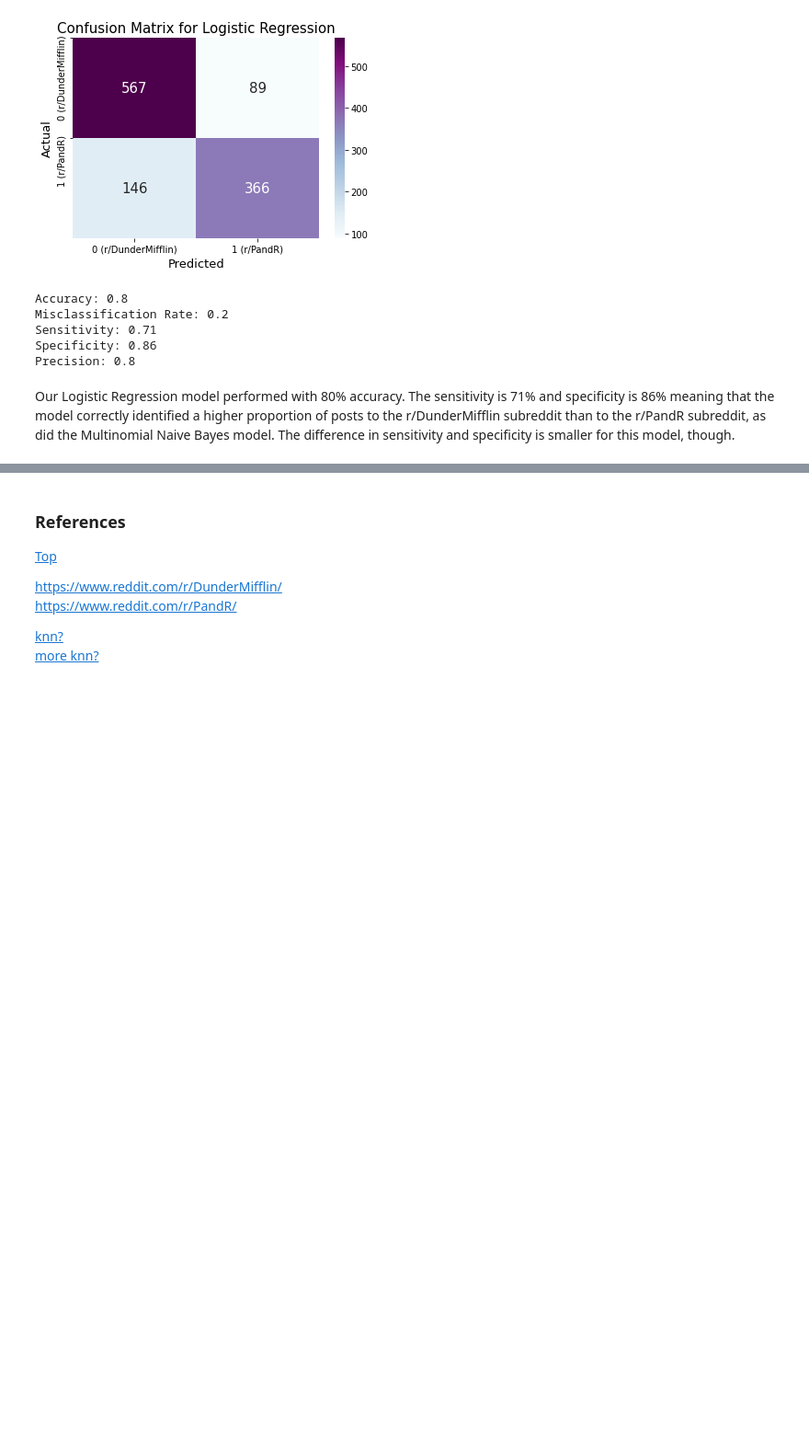
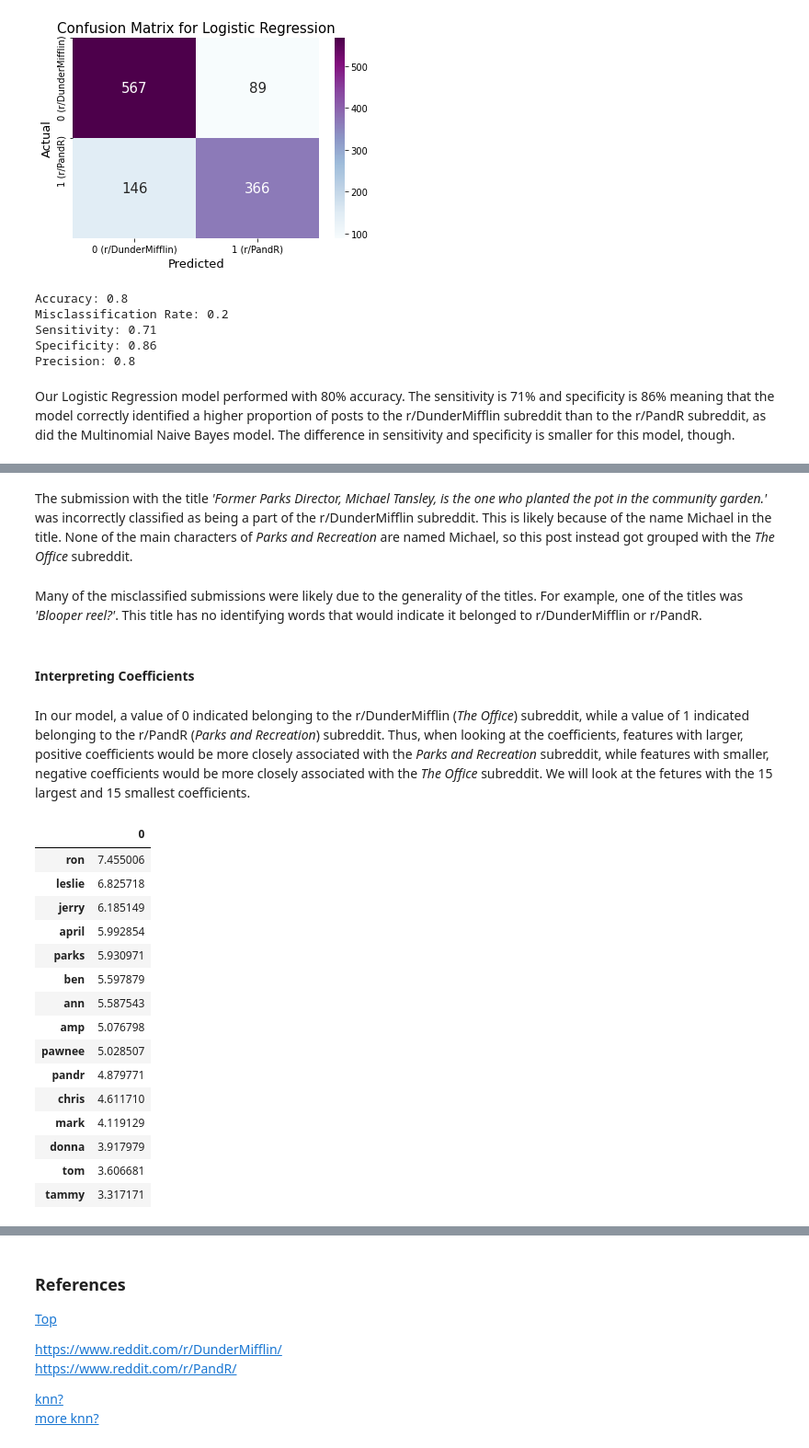
Before and after one commit to dmedellin2/reddit_classification, a Jupyter notebook: code/reddit-classification-models.ipynb, the cells around one changed output, grey strips where cells are left out. Shown: that part at 92% size. Cells and saved outputs as stored; diff of their text form; code cells hidden in the pictures; blank space fills up the shorter version.

```diff
--- a/code/reddit-classification-models.ipynb
+++ b/code/reddit-classification-models.ipynb
@@ -1170,0 +1168,35 @@ Our Logistic Regression model performed with 80% accuracy. The sensitivity is 71
+# %% [markdown]
+The submission with the title _'Former Parks Director, Michael Tansley, is the one who planted the pot in the community garden.'_ was incorrectly classified as being a part of the r/DunderMifflin subreddit. This is likely because of the name Michael in the title. None of the main characters of _Parks and Recreation_ are named Michael, so this post instead got grouped with the _The Office_ subreddit.
+# %% [markdown]
+Many of the misclassified submissions were likely due to the generality of the titles. For example, one of the titles was _'Blooper reel?'_. This title has no identifying words that would indicate it belonged to r/DunderMifflin or r/PandR.
+# %% [markdown]
+#### Interpreting Coefficients
+# %%
+coefs = logreg.best_estimator_.steps[2][1].coef_ # getting coefficients
+cols = logreg.best_estimator_.steps[0][1].get_feature_names() # getting column names
+cols = pd.Series(cols) # turn into series
+coefs = coefs[0]
+feature_coefs = pd.DataFrame(coefs, index=cols) # put in data frame
+top_parks_feat = feature_coefs.sort_values(0,ascending=False).head(15) # top 15 features
+top_off_feat = feature_coefs.sort_values(0,ascending=False).tail(15) # 'bottom' 15 features
+# %% [markdown]
+In our model, a value of 0 indicated belonging to the r/DunderMifflin (_The Office_) subreddit, while a value of 1 indicated belonging to the r/PandR (_Parks and Recreation_) subreddit. Thus, when looking at the coefficients, features with larger, positive coefficients would be more closely associated with the _Parks and Recreation_ subreddit, while features with smaller, negative coefficients would be more closely associated with the _The Office_ subreddit. We will look at the fetures with the 15 largest and 15 smallest coefficients.
+# %%
+top_parks_feat
+# %% [output]
+|  | 0 |
+| ron | 7.455006 |
+| leslie | 6.825718 |
+| jerry | 6.185149 |
+| april | 5.992854 |
+| parks | 5.930971 |
+| ben | 5.597879 |
+| ann | 5.587543 |
+| amp | 5.076798 |
+| pawnee | 5.028507 |
+| pandr | 4.879771 |
+| chris | 4.611710 |
+| mark | 4.119129 |
+| donna | 3.917979 |
+| tom | 3.606681 |
+| tammy | 3.317171 |
```
Also changed, not shown: parts of 40 cells of this notebook.
